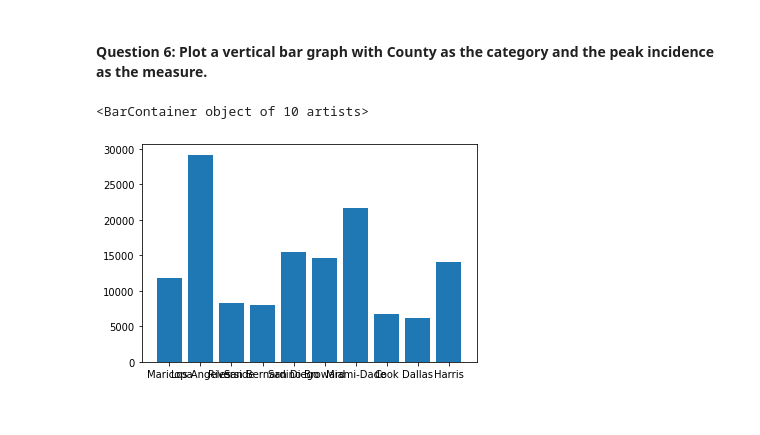
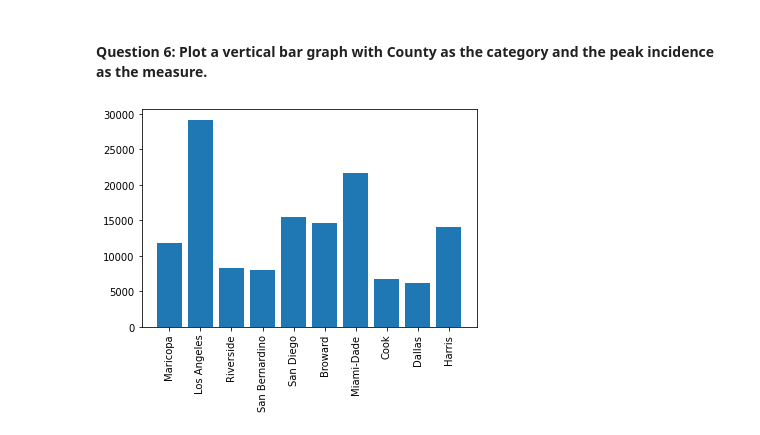
Before and after one commit to CMU-MS-DAS-Modern-Programming-Mini/ClassAssignmentNo4, a Jupyter notebook: US County Data - pandas.ipynb, the cells around one changed output. Saved outputs shown, nothing was run; the diff lists cells and outputs as text; code cells hidden in the pictures.

Commit message:
Bar chart has updated labels

```diff
--- a/US County Data - pandas.ipynb
+++ b/US County Data - pandas.ipynb
@@ -134,9 +134,10 @@ plt.plot(dates, incidence)
 #### Question 6: Plot a vertical bar graph with County as the category and the peak incidence as the measure.
 # %%
 df_max_incidence = df_incidence.groupby('fips').max()
-dates, incidence = df_max_incidence['county'].tolist(), df_max_incidence['incidence'].tolist()
+counties, incidence = df_max_incidence['county'].tolist(), df_max_incidence['incidence'].tolist()
 
-plt.bar(dates, incidence)
+plt.bar(counties, incidence)
+plt.xticks(range(len(counties)), counties, rotation='vertical')
+plt.show()
 # %% [output]
-<BarContainer object of 10 artists>
-[figure, old version]
+[figure, new version]
```
